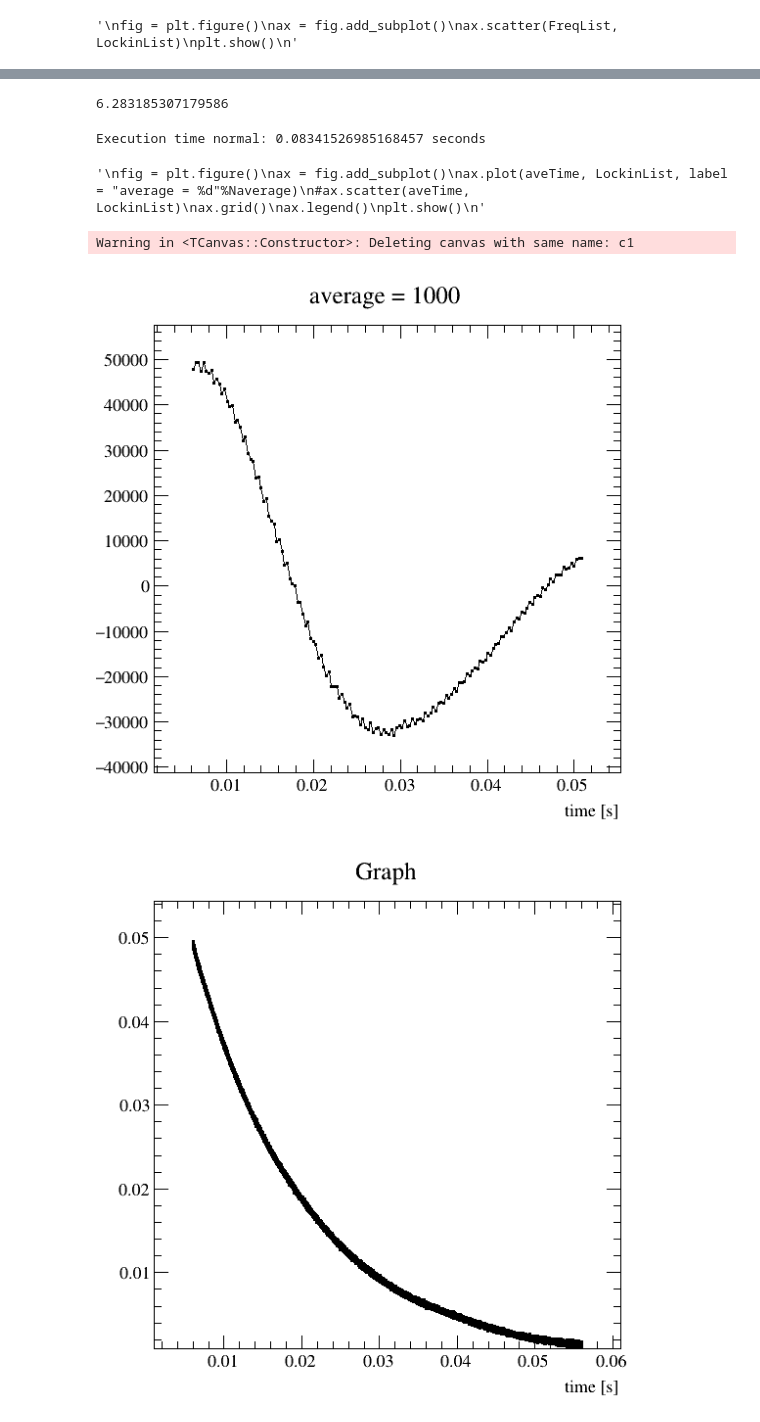
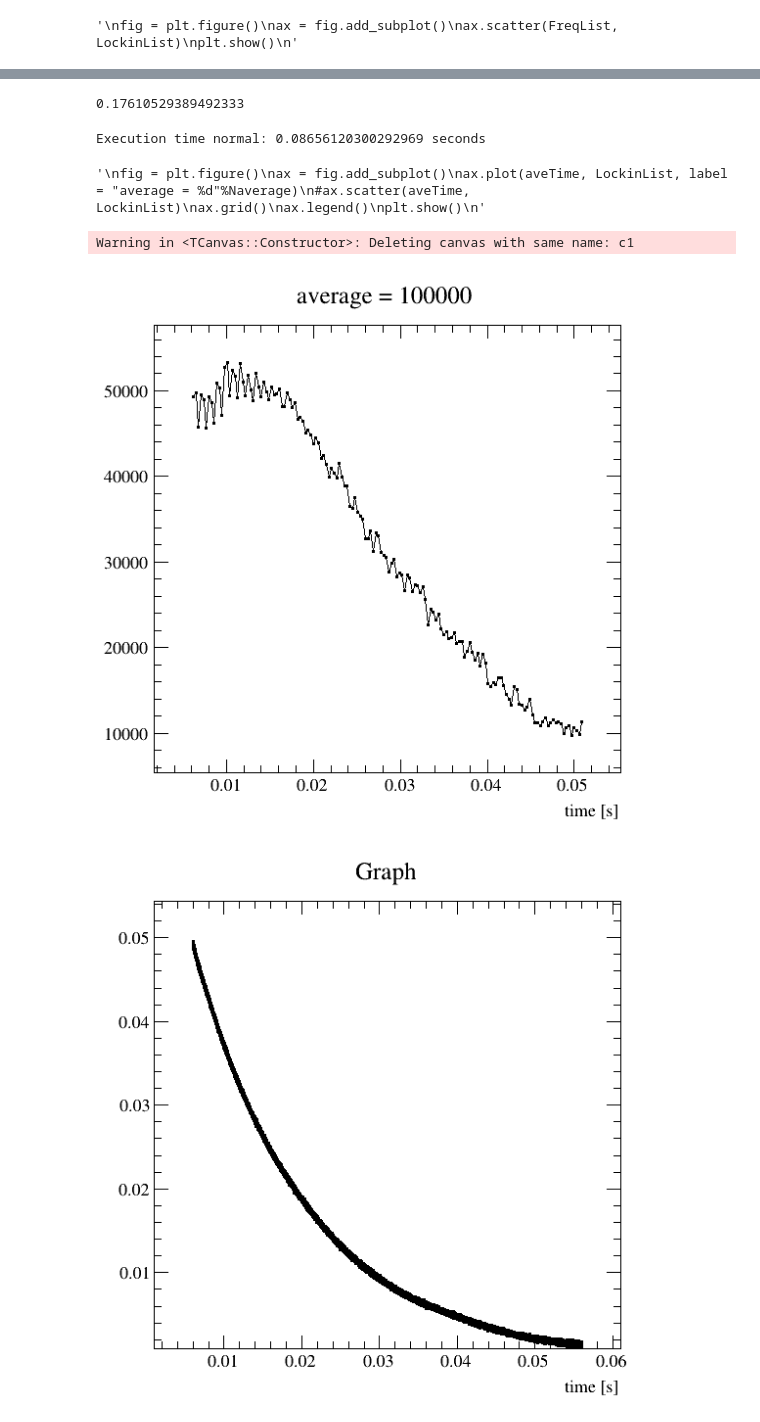
Before and after one commit to GakutaroNishimura/FIDNMR, a Jupyter notebook: FindFreqLockin.ipynb, the cells around one changed output, grey strips where cells are left out. Cells and saved outputs as stored; diff of their text form; code cells hidden in the pictures.

```diff
--- a/FindFreqLockin.ipynb
+++ b/FindFreqLockin.ipynb
@@ -162,9 +163,9 @@ ax.scatter(FreqList, deltaList, LockinList)
 plt.show()
 # %%
 #Naverage = len(Time)
-Naverage = 1000
+FreqDeltaNaverage = 100000
 
-FreqList, LockinList = FindFreqLockin(18000, 20000, 1, Naverage, Time, V_mean)
+FreqList, LockinList = FindFreqLockin(18800, 19100, 0.1, FreqDeltaNaverage, Time, V_mean)
 """
 fig = plt.figure()
 ax = fig.add_subplot()
@@ -205,7 +209,8 @@ print(df_s[:10])
 # %%
 #Naverage = 100000
+F0 = 18900.68255588443
 #DeltaList, LockinList = FindDeltaLockin(18955, 1000, Naverage, Time, V_mean) #Naverage=166666
-DeltaList, LockinList = FindDeltaLockin(18971, 1000, Naverage, Time, V_mean) #Naverage=1000
+DeltaList, LockinList = FindDeltaLockin(F0, 1000, FreqDeltaNaverage, Time, V_mean) #Naverage=1000
 # %%
 c1 = ROOT.TCanvas("c1", "c1", 600, 600)
 gr = ROOT.TGraph(len(DeltaList), np.array(DeltaList), np.array(LockinList))
@@ -224,15 +229,16 @@ Warning in <TCanvas::Constructor>: Deleting canvas with same name: c1
 df = pd.DataFrame({"delta": DeltaList, "Lockin": LockinList})
 df_s = df.sort_values(by = "Lockin", ascending=False)
 df_r = df_s.reset_index(drop=True)
+Delta0 = df_r.delta[0]
 print(df_r.delta[0])
 # %% [output]
-6.283185307179586
+0.17610529389492333
 # %%
-Naverage = 1000
+FinalNaverage = 1000
 #aveTime, LockinList = FinalLockin(18955, 0.157237, 0, 150000, Naverage, Time, V_mean) #0616/131Xe_234_19kHz/run2
 #aveTime, LockinList = FinalLockin(18955, 0.213842, 0, 150000, Naverage, Time, V_mean) #0616/131Xe_234_19kHz/run2
-aveTime, LockinList = FinalLockin(18971, 0.0, 0, 150000, Naverage, Time, V_mean) #0616/131Xe_234_19kHz/run2
-#aveTime, LockinList = FinalLockin(18920, 2.094395, 0, 150000, Naverage, Time, V_mean) #0614/129Xe_069_19kHz/run2
+#aveTime, LockinList = FinalLockin(18971, 0.0, 0, 150000, Naverage, Time, V_mean) #0616/131Xe_234_19kHz/run2
+aveTime, LockinList = FinalLockin(F0, Delta0, 0, 150000, FinalNaverage, Time, V_mean) #0614/129Xe_069_19kHz/run2
 #aveTime, LockinList = FinalLockin(18920, 0, 0, 150000, Naverage, Time, V_mean) #0614/129Xe_069_19kHz/run2
 #aveTime, LockinList = FinalLockin(18920, 0.5*math.pi, 0, 50000, Naverage, Time, V_mean) #0614/129Xe_069_19kHz/run2
 """
@@ -245,27 +251,27 @@ ax.legend()
 plt.show()
 """
 # %% [output]
-Execution time normal: 0.08341526985168457 seconds
+Execution time normal: 0.08656120300292969 seconds
 '\nfig = plt.figure()\nax = fig.add_subplot()\nax.plot(aveTime, LockinList, label = "average = %d"%Naverage)\n#ax.scatter(aveTime, LockinList)\nax.grid()\nax.legend()\nplt.show()\n'
 # %%
 c1 = ROOT.TCanvas("c1", "c1", 600, 600)
 gr = ROOT.TGraph(len(aveTime), np.array(aveTime), np.array(LockinList))
 #gr_fit = ROOT.TF1("f", "[0]*expo(-[1]*x)", aveTime[0], aveTime[10])
 #gr_fit.SetParameters(60000., 25.)
 #gr.Fit(gr_fit, "QR")
 #par = [gr_fit.GetParameter(k) for k in range(gr_fit.GetNpar())]
 gr.Draw("APL")
 gr.SetMarkerStyle(7)
 gr.SetMarkerSize(10)
-gr.SetTitle("average = %d"%Naverage)
+gr.SetTitle("average = %d"%FreqDeltaNaverage)
 gr.GetXaxis().SetTitle("time [s]")
 #gr_fit.Draw("same")
 #c1 = ROOT.gROOT.FindObject("c1")
 c1.Draw("same")
 #c1.Update()
 # %% [output]
 Warning in <TCanvas::Constructor>: Deleting canvas with same name: c1
-[figure, old version]
+[figure, new version]
 # %%
 c1 = ROOT.TCanvas("c1", "c1", 600, 600)
 gr = ROOT.TGraph(len(Time), np.array(Time), np.array(V_mean))
```
Also changed, not shown: parts of 7 cells of this notebook, 4 other files.
